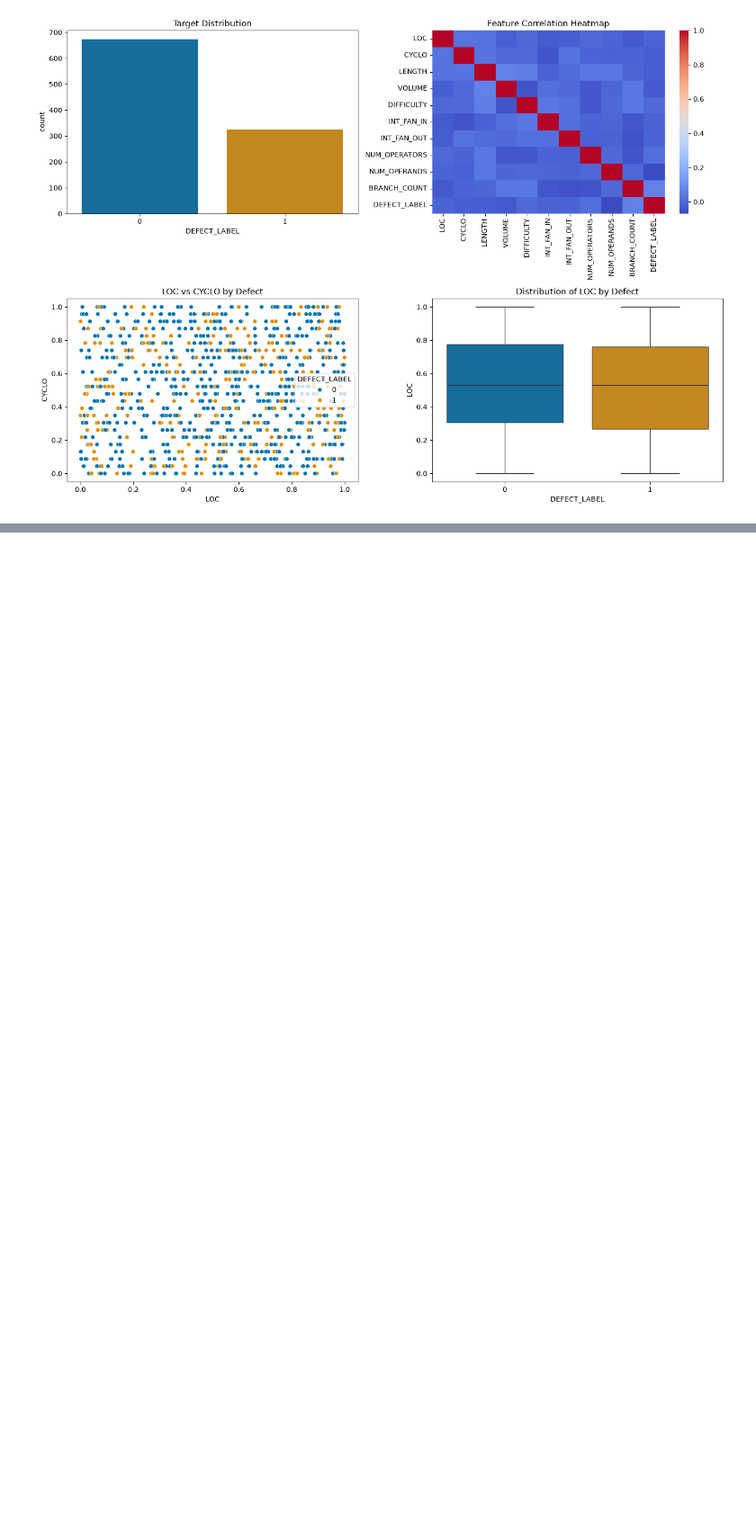
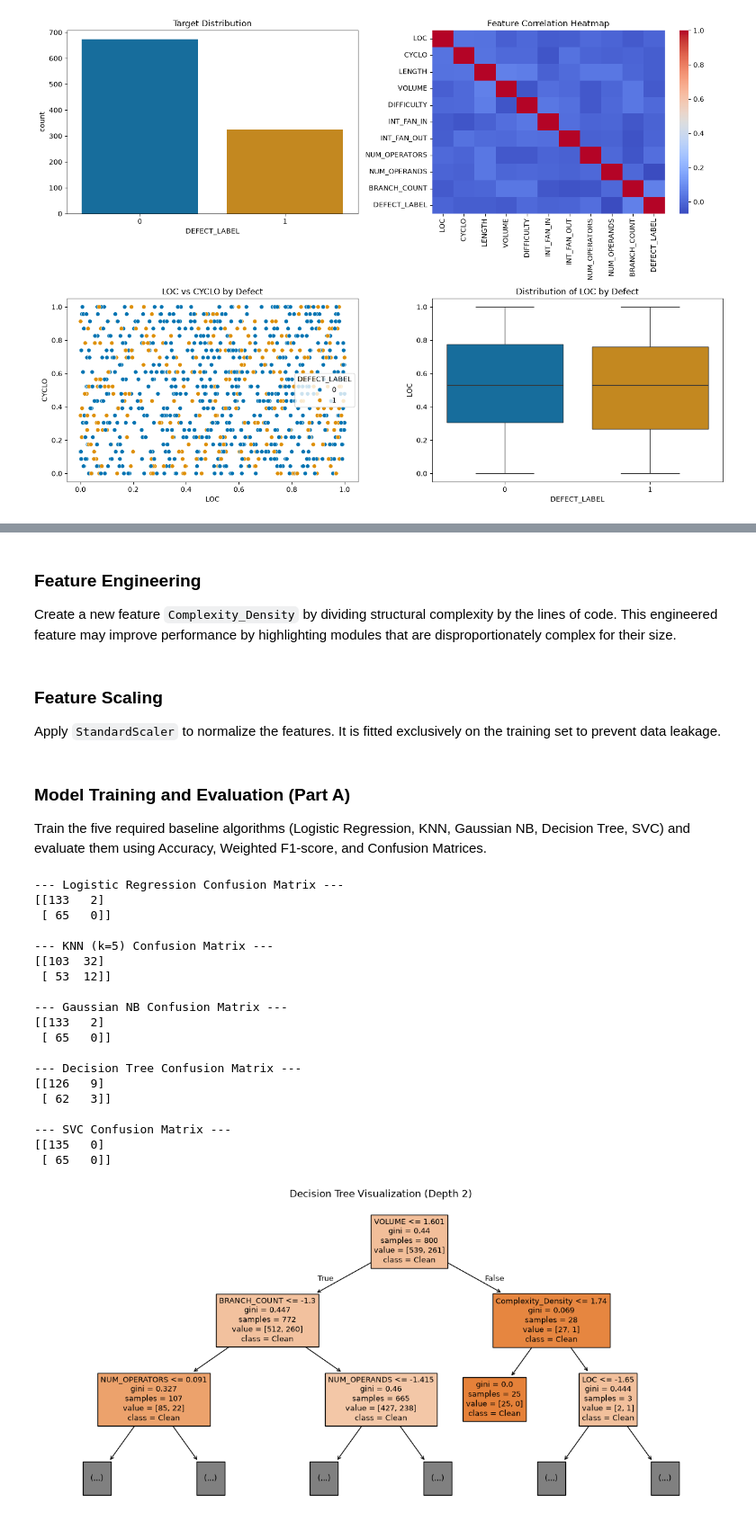
Before and after one commit to Aadhi-87/ML-Capstone-Project, a Jupyter notebook: notebooks/classification.ipynb, the cells around one changed output, grey strips where cells are left out. Shown at 90% size. Drawn from its saved outputs; the diff is of its cells as text; code cells hidden in the pictures; blank space fills up the shorter version.

```diff
--- a/notebooks/classification.ipynb
+++ b/notebooks/classification.ipynb
@@ -70,0 +74,74 @@ plt.show()
+# %%
+df = df.dropna()
+X = df.drop(columns=[target_col])
+y = df[target_col]
+
+X_train, X_test, y_train, y_test = train_test_split(X, y, test_size=0.2, stratify=y, random_state=42)
+# %% [markdown]
+### Feature Engineering
+Create a new feature `Complexity_Density` by dividing structural complexity by the lines of code. This engineered feature may improve performance by highlighting modules that are disproportionately complex for their size.
+# %%
+X_train = X_train.copy()
+X_test = X_test.copy()
+
+X_train['Complexity_Density'] = X_train['CYCLO'] / (X_train['LOC'] + 1)
+X_test['Complexity_Density'] = X_test['CYCLO'] / (X_test['LOC'] + 1)
+# %% [markdown]
+### Feature Scaling
+Apply `StandardScaler` to normalize the features. It is fitted exclusively on the training set to prevent data leakage.
+# %%
+scaler = StandardScaler()
+X_train_scaled = scaler.fit_transform(X_train)
+X_test_scaled = scaler.transform(X_test)
+# %% [markdown]
+### Model Training and Evaluation (Part A)
+Train the five required baseline algorithms (Logistic Regression, KNN, Gaussian NB, Decision Tree, SVC) and evaluate them using Accuracy, Weighted F1-score, and Confusion Matrices.
+# %%
+models = {
+    'Logistic Regression': LogisticRegression(max_iter=1000),
+    'KNN (k=5)': KNeighborsClassifier(n_neighbors=5, metric='minkowski'),
+    'Gaussian NB': GaussianNB(),
+    'Decision Tree': DecisionTreeClassifier(max_depth=4, random_state=42),
+    'SVC': SVC(C=1.0, kernel='rbf', random_state=42)
+}
+
+results = []
+
+for name, model in models.items():
+    model.fit(X_train_scaled, y_train)
+    preds = model.predict(X_test_scaled)
+
+    acc = accuracy_score(y_test, preds)
+    f1 = f1_score(y_test, preds, average='weighted')
+    cm = confusion_matrix(y_test, preds)
+
+    results.append({'Model': name, 'Accuracy': acc, 'Weighted F1': f1})
+    print(f"\n--- {name} Confusion Matrix ---")
+    print(cm)
+
+# Display Decision Tree visually
+plt.figure(figsize=(15, 7))
+plot_tree(models['Decision Tree'], filled=True, feature_names=list(X_train.columns), class_names=['Clean', 'Defect'], max_depth=2)
+plt.title("Decision Tree Visualization (Depth 2)")
+plt.show()
+# %% [output]
+--- Logistic Regression Confusion Matrix ---
+[[133   2]
+ [ 65   0]]
+
+--- KNN (k=5) Confusion Matrix ---
+[[103  32]
+ [ 53  12]]
+
+--- Gaussian NB Confusion Matrix ---
+[[133   2]
+ [ 65   0]]
+
+--- Decision Tree Confusion Matrix ---
+[[126   9]
+ [ 62   3]]
+
+--- SVC Confusion Matrix ---
+[[135   0]
+ [ 65   0]]
+[figure, added]
```
Also changed, not shown: parts of 1 cell of this notebook.
